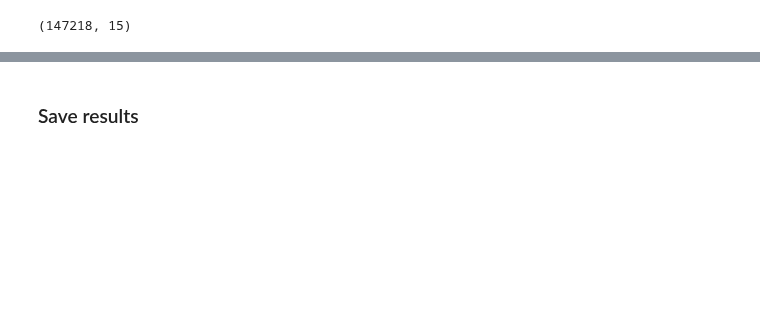
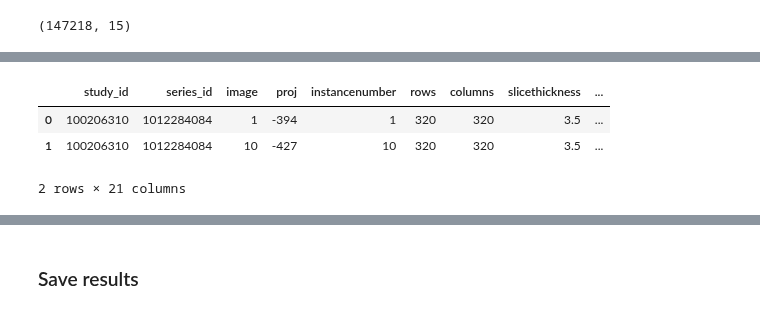
Before and after one commit to rosulucian/deep_learning_playground, a Jupyter notebook: kaggle/RSNA/datasets.ipynb, the cells around one changed output, grey strips where cells are left out. Saved outputs shown, nothing was run; the diff lists cells and outputs as text; code cells hidden in the pictures; blank space fills up the shorter version.

```diff
--- a/kaggle/RSNA/datasets.ipynb
+++ b/kaggle/RSNA/datasets.ipynb
@@ -353,0 +359,13 @@ files_df.sample(5)
+# %%
+files_df['inst_min'] = files_df.groupby('ss_id')['instancenumber'].transform('min')
+files_df['inst_max'] = files_df.groupby('ss_id')['instancenumber'].transform('max')
+
+files_df['inst'] = files_df['instancenumber'] - files_df['inst_min']
+files_df['inst_perc'] = files_df['inst'] / files_df['inst_max']
+
+files_df.head(2)
+# %% [output]
+|  | study_id | series_id | image | proj | instancenumber | rows | columns | slicethickness | ... |
+| 0 | 100206310 | 1012284084 | 1 | -394 | 1 | 320 | 320 | 3.5 | ... |
+| 1 | 100206310 | 1012284084 | 10 | -427 | 10 | 320 | 320 | 3.5 | ... |
+2 rows × 21 columns
```
Also changed, not shown: parts of 13 cells of this notebook, 5 other files.
